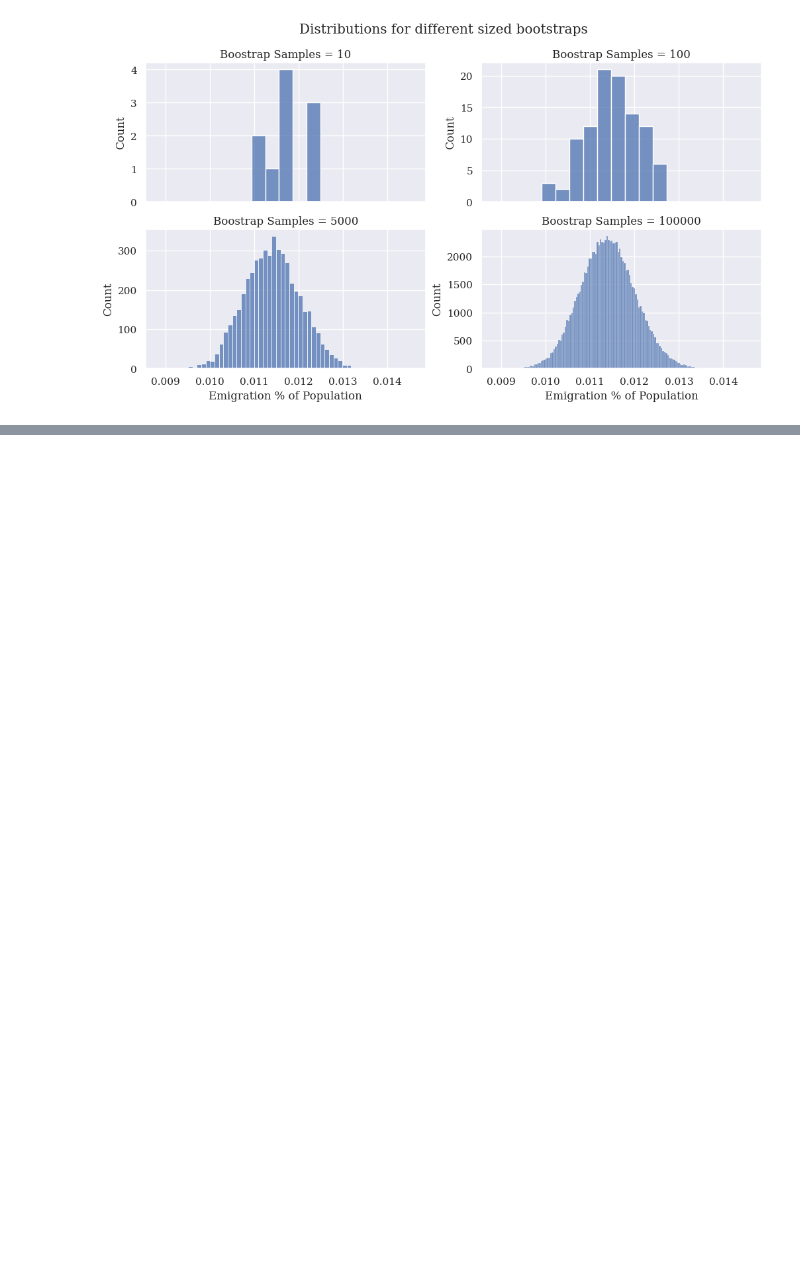
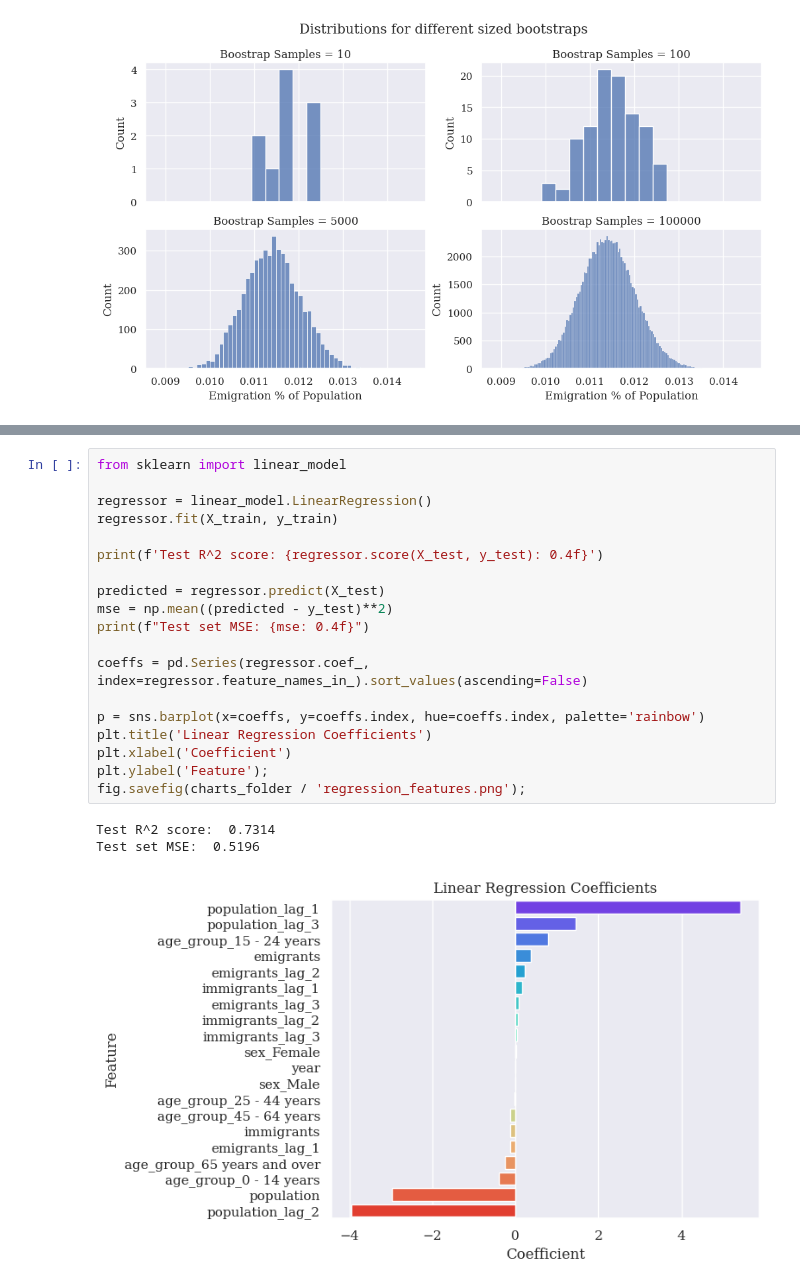
Before and after one commit to step-hen-burke/ca1, a Jupyter notebook: 00_initial_exploration.ipynb, the cells around one changed output, grey strips where cells are left out. Saved outputs shown, nothing was run; the diff lists cells and outputs as text; blank space fills up the shorter version.

Commit message:
Emigration prediction regression

```diff
--- a/00_initial_exploration.ipynb
+++ b/00_initial_exploration.ipynb
@@ -990,0 +1049,23 @@ fig.savefig(charts_folder / 'emigration_bootstrap_vary_n.png')
+# %%
+from sklearn import linear_model
+
+regressor = linear_model.LinearRegression()
+regressor.fit(X_train, y_train)
+
+print(f'Test R^2 score: {regressor.score(X_test, y_test): 0.4f}')
+
+predicted = regressor.predict(X_test)
+mse = np.mean((predicted - y_test)**2)
+print(f"Test set MSE: {mse: 0.4f}")
+
+coeffs = pd.Series(regressor.coef_, index=regressor.feature_names_in_).sort_values(ascending=False)
+
+p = sns.barplot(x=coeffs, y=coeffs.index, hue=coeffs.index, palette='rainbow')
+plt.title('Linear Regression Coefficients')
+plt.xlabel('Coefficient')
+plt.ylabel('Feature');
+fig.savefig(charts_folder / 'regression_features.png');
+# %% [output]
+Test R^2 score:  0.7314
+Test set MSE:  0.5196
+[figure, added]
```
Also changed, not shown: parts of 13 cells of this notebook, 1 other file.
